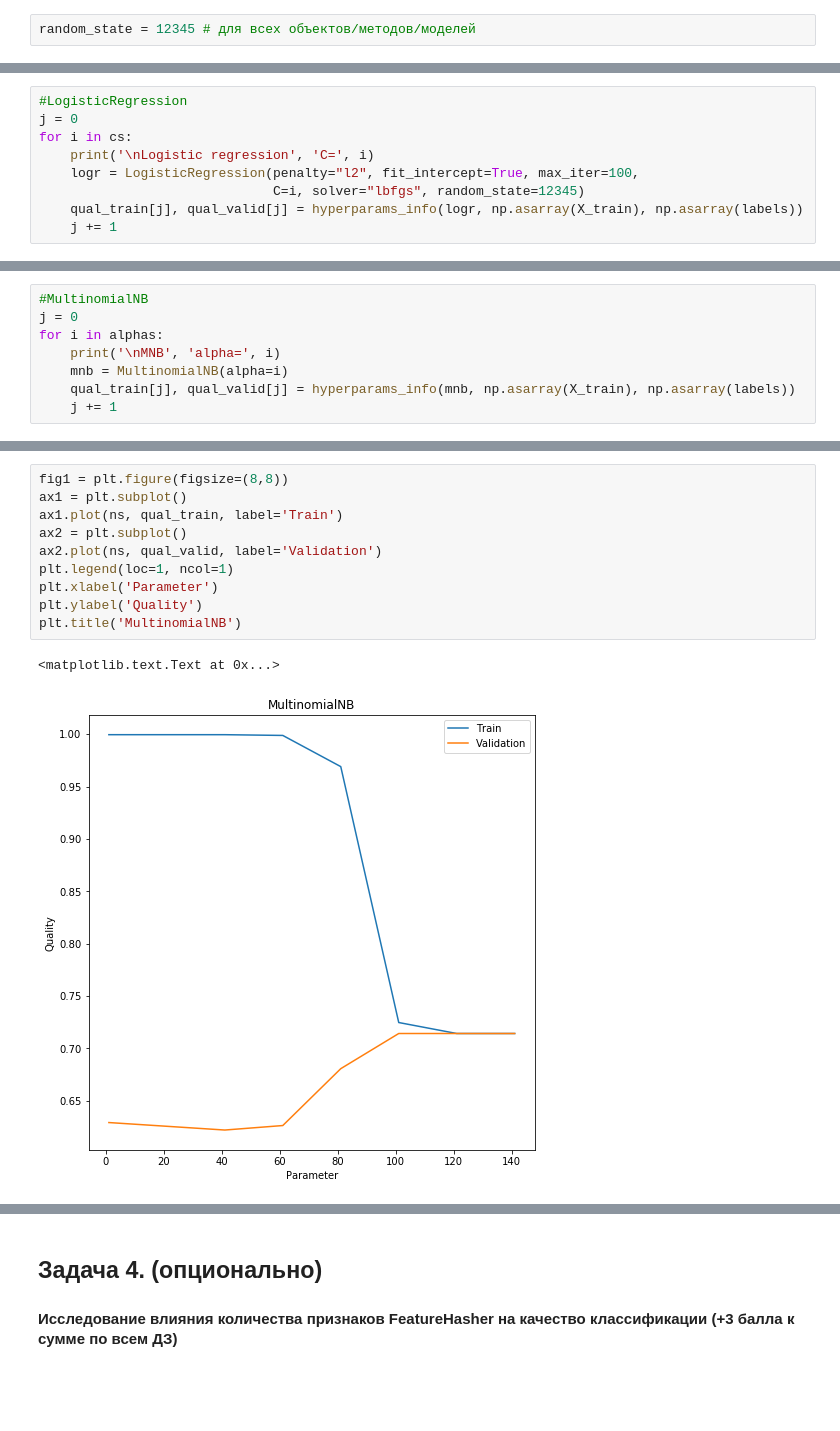
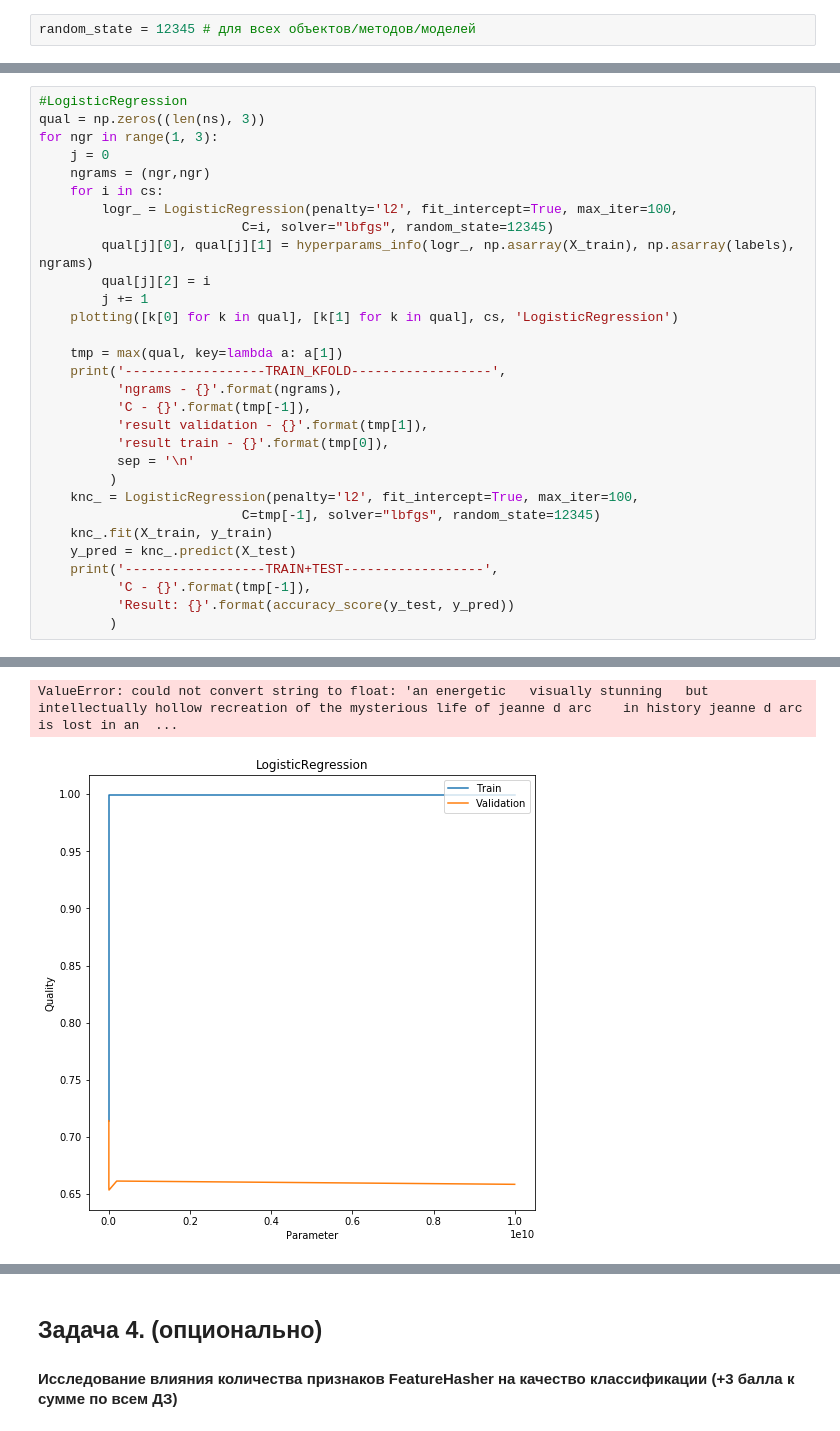
Before and after one commit to BobrG/IreneGit, a Jupyter notebook: hw2.ipynb, the cells around one changed output, grey strips where cells are left out. Drawn from its saved outputs; the diff is of its cells as text; blank space fills up the shorter version.

```diff
--- a/hw2.ipynb
+++ b/hw2.ipynb
@@ -374,9 +405,0 @@ plt.title('KNN')
-# %%
-#LogisticRegression
-j = 0
-for i in cs:
-    print('\nLogistic regression', 'C=', i)
-    logr = LogisticRegression(penalty="l2", fit_intercept=True, max_iter=100,
-                              C=i, solver="lbfgs", random_state=12345)
-    qual_train[j], qual_valid[j] = hyperparams_info(logr, np.asarray(X_train), np.asarray(labels))
-    j += 1
@@ -414,8 +405,0 @@ plt.title('LogisticRegression')
-# %%
-#MultinomialNB
-j = 0
-for i in alphas:
-    print('\nMNB', 'alpha=', i)
-    mnb = MultinomialNB(alpha=i)
-    qual_train[j], qual_valid[j] = hyperparams_info(mnb, np.asarray(X_train), np.asarray(labels))
-    j += 1
@@ -440,13 +406,31 @@ MNB alpha= 10.0
-# %%
-fig1 = plt.figure(figsize=(8,8))
-ax1 = plt.subplot()
-ax1.plot(ns, qual_train, label='Train')
-ax2 = plt.subplot()
-ax2.plot(ns, qual_valid, label='Validation')
-plt.legend(loc=1, ncol=1)
-plt.xlabel('Parameter')
-plt.ylabel('Quality')
-plt.title('MultinomialNB')
-# %% [output]
-<matplotlib.text.Text at 0x...>
-[figure, removed]
+# %%
+#LogisticRegression
+qual = np.zeros((len(ns), 3))
+for ngr in range(1, 3):
+    j = 0
+    ngrams = (ngr,ngr)
+    for i in cs:
+        logr_ = LogisticRegression(penalty='l2', fit_intercept=True, max_iter=100,
+                          C=i, solver="lbfgs", random_state=12345)
+        qual[j][0], qual[j][1] = hyperparams_info(logr_, np.asarray(X_train), np.asarray(labels), ngrams)
+        qual[j][2] = i
+        j += 1
+    plotting([k[0] for k in qual], [k[1] for k in qual], cs, 'LogisticRegression')
+
+    tmp = max(qual, key=lambda a: a[1])
+    print('------------------TRAIN_KFOLD------------------',
+          'ngrams - {}'.format(ngrams),
+          'C - {}'.format(tmp[-1]),
+          'result validation - {}'.format(tmp[1]),
+          'result train - {}'.format(tmp[0]),
+          sep = '\n'
+         )
+    knc_ = LogisticRegression(penalty='l2', fit_intercept=True, max_iter=100,
+                          C=tmp[-1], solver="lbfgs", random_state=12345)
+    knc_.fit(X_train, y_train)
+    y_pred = knc_.predict(X_test)
+    print('------------------TRAIN+TEST------------------',
+          'C - {}'.format(tmp[-1]),
+          'Result: {}'.format(accuracy_score(y_test, y_pred))
+         )
+# %% [output]
@@ -452,0 +442,2 @@ plt.title('MultinomialNB')
+ValueError: could not convert string to float: 'an energetic   visually stunning   but intellectually hollow recreation of the mysterious life of jeanne d arc    in history jeanne d arc is lost in an  ...
+[figure, added]
```
Also changed, not shown: parts of 44 cells of this notebook.
